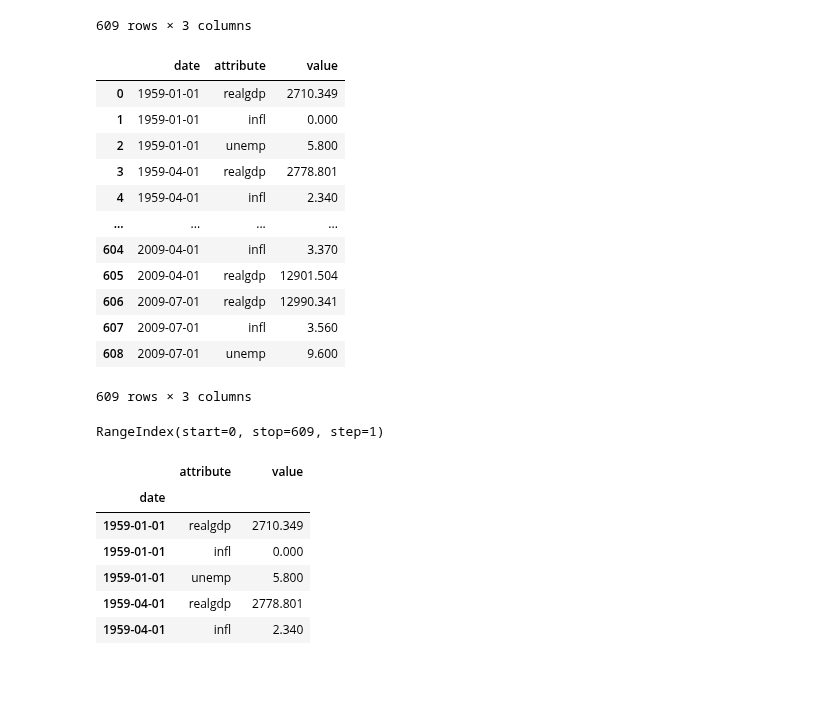
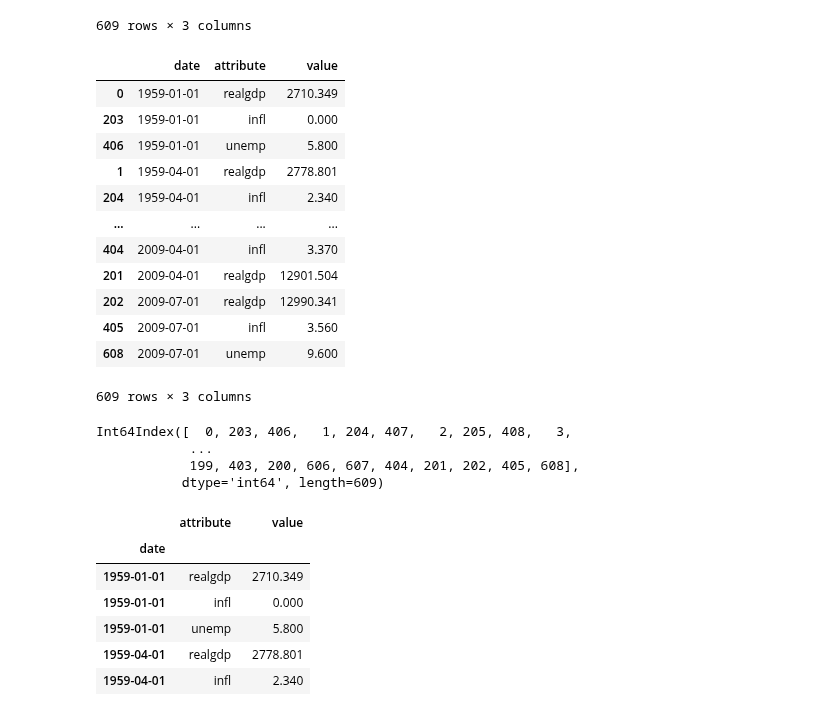
Before and after one commit to usm-cos422-522/courseMaterials, a Jupyter notebook: Lectures/Chapter8-Lecture.ipynb, the cells around one changed output. Saved outputs shown, nothing was run; the diff lists cells and outputs as text; code cells hidden in the pictures; blank space fills up the shorter version.

```diff
--- a/Lectures/Chapter8-Lecture.ipynb
+++ b/Lectures/Chapter8-Lecture.ipynb
@@ -152,27 +152,29 @@ long_data
 609 rows × 3 columns
 # %%
 #above data frame has index ordered by attributes, suppose we want oreder by dates
-# drop = True means a new column will not be formed for current integer index
-long_data = long_data.sort_values('date').reset_index(drop=True)
+long_data = long_data.sort_values('date')
 long_data
 # %% [output]
 |  | date | attribute | value |
 | 0 | 1959-01-01 | realgdp | 2710.349 |
-| 1 | 1959-01-01 | infl | 0.000 |
-| 2 | 1959-01-01 | unemp | 5.800 |
-| 3 | 1959-04-01 | realgdp | 2778.801 |
-| 4 | 1959-04-01 | infl | 2.340 |
+| 203 | 1959-01-01 | infl | 0.000 |
+| 406 | 1959-01-01 | unemp | 5.800 |
+| 1 | 1959-04-01 | realgdp | 2778.801 |
+| 204 | 1959-04-01 | infl | 2.340 |
 | ... | ... | ... | ... |
-| 604 | 2009-04-01 | infl | 3.370 |
-| 605 | 2009-04-01 | realgdp | 12901.504 |
-| 606 | 2009-07-01 | realgdp | 12990.341 |
-| 607 | 2009-07-01 | infl | 3.560 |
+| 404 | 2009-04-01 | infl | 3.370 |
+| 201 | 2009-04-01 | realgdp | 12901.504 |
+| 202 | 2009-07-01 | realgdp | 12990.341 |
+| 405 | 2009-07-01 | infl | 3.560 |
 | 608 | 2009-07-01 | unemp | 9.600 |
 609 rows × 3 columns
 # %%
 long_data.index
 # %% [output]
-RangeIndex(start=0, stop=609, step=1)
+Int64Index([  0, 203, 406,   1, 204, 407,   2, 205, 408,   3,
+            ...
+            199, 403, 200, 606, 607, 404, 201, 202, 405, 608],
+           dtype='int64', length=609)
 # %%
 long_data = long_data.set_index('date')
 long_data
```
Also changed, not shown: parts of 5 cells of this notebook.
